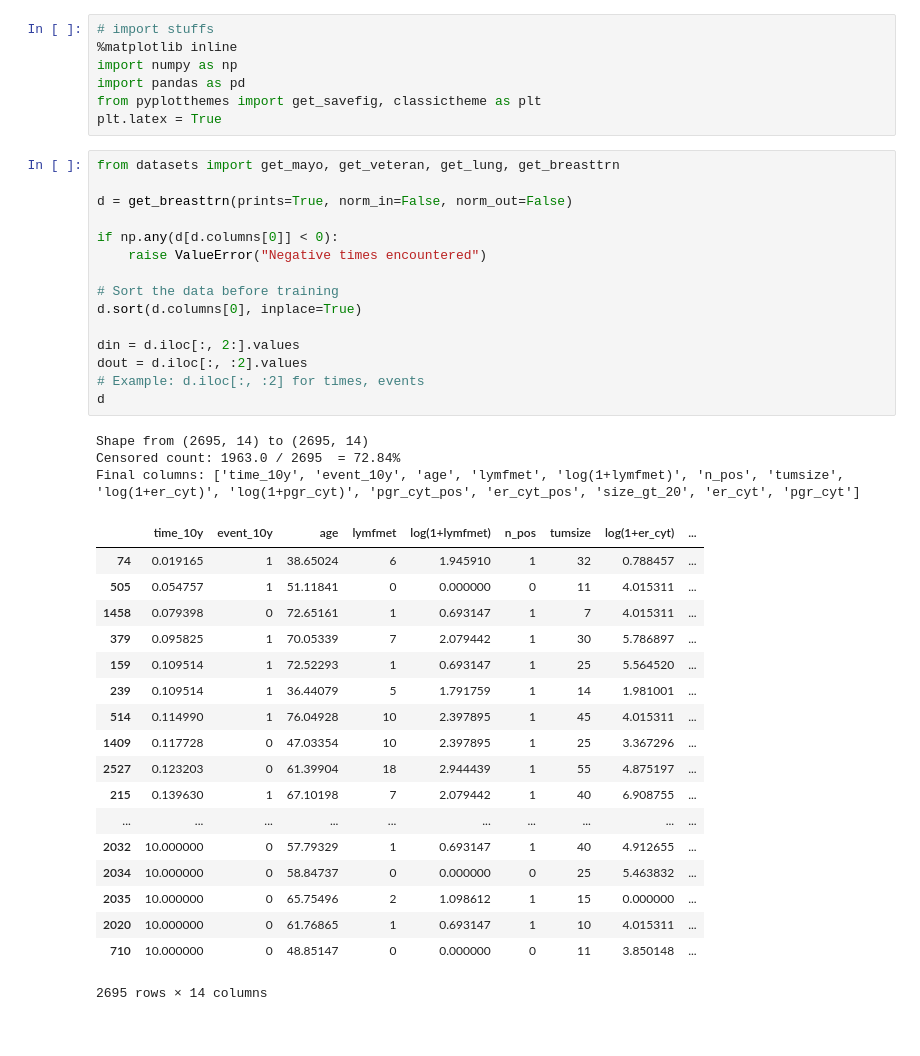
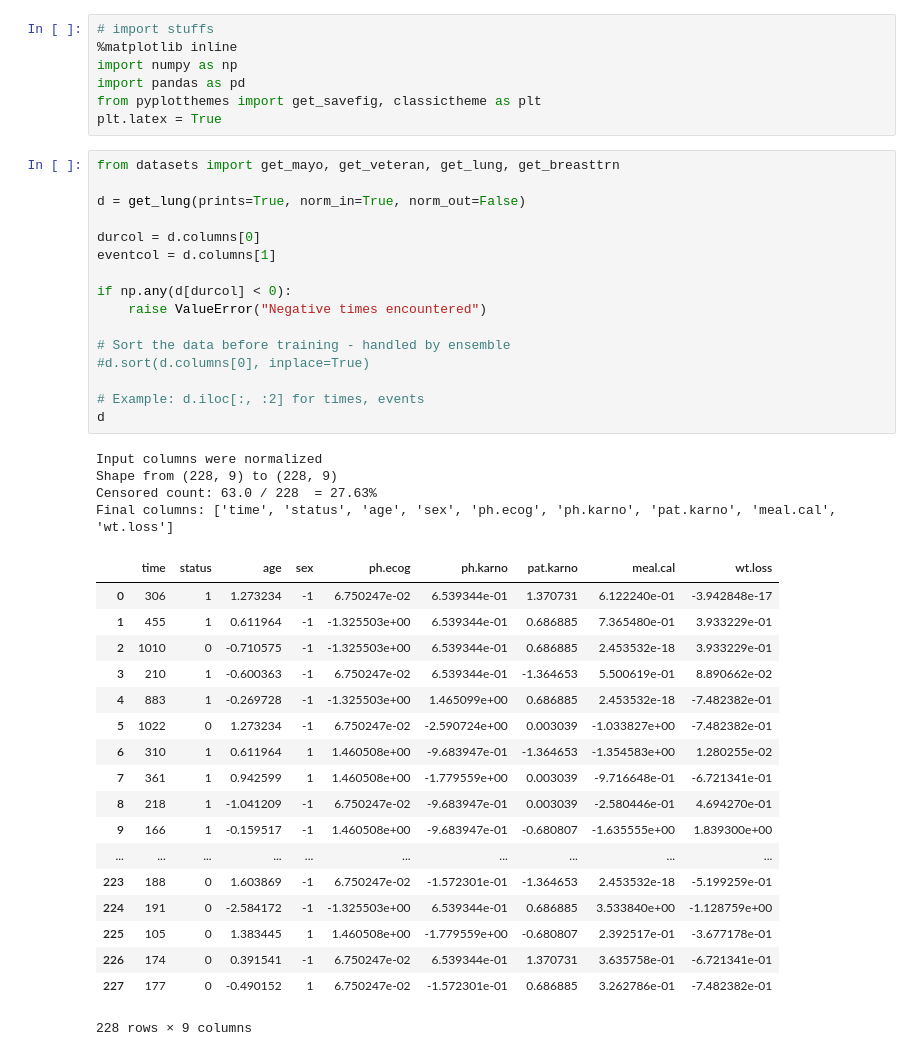
Before and after one commit to spacecowboy/article-annriskgroups-source, a Jupyter notebook: AnnGroups.ipynb, the cells around one changed output. Cells and saved outputs as stored; diff of their text form.

```diff
--- a/AnnGroups.ipynb
+++ b/AnnGroups.ipynb
@@ -8,40 +8,42 @@ plt.latex = True
 # %%
 from datasets import get_mayo, get_veteran, get_lung, get_breasttrn
 
-d = get_breasttrn(prints=True, norm_in=False, norm_out=False)
+d = get_lung(prints=True, norm_in=True, norm_out=False)
 
-if np.any(d[d.columns[0]] < 0):
+durcol = d.columns[0]
+eventcol = d.columns[1]
+
+if np.any(d[durcol] < 0):
     raise ValueError("Negative times encountered")
 
-# Sort the data before training
-d.sort(d.columns[0], inplace=True)
+# Sort the data before training - handled by ensemble
+#d.sort(d.columns[0], inplace=True)
 
-din = d.iloc[:, 2:].values
-dout = d.iloc[:, :2].values
 # Example: d.iloc[:, :2] for times, events
 d
 # %% [output]
-Shape from (2695, 14) to (2695, 14)
-Censored count: 1963.0 / 2695  = 72.84%
-Final columns: ['time_10y', 'event_10y', 'age', 'lymfmet', 'log(1+lymfmet)', 'n_pos', 'tumsize', 'log(1+er_cyt)', 'log(1+pgr_cyt)', 'pgr_cyt_pos', 'er_cyt_pos', 'size_gt_20', 'er_cyt', 'pgr_cyt']
+Input columns were normalized
+Shape from (228, 9) to (228, 9)
+Censored count: 63.0 / 228  = 27.63%
+Final columns: ['time', 'status', 'age', 'sex', 'ph.ecog', 'ph.karno', 'pat.karno', 'meal.cal', 'wt.loss']
-|  | time_10y | event_10y | age | lymfmet | log(1+lymfmet) | n_pos | tumsize | log(1+er_cyt) | ... |
-| 74 | 0.019165 | 1 | 38.65024 | 6 | 1.945910 | 1 | 32 | 0.788457 | ... |
-| 505 | 0.054757 | 1 | 51.11841 | 0 | 0.000000 | 0 | 11 | 4.015311 | ... |
-| 1458 | 0.079398 | 0 | 72.65161 | 1 | 0.693147 | 1 | 7 | 4.015311 | ... |
-| 379 | 0.095825 | 1 | 70.05339 | 7 | 2.079442 | 1 | 30 | 5.786897 | ... |
-| 159 | 0.109514 | 1 | 72.52293 | 1 | 0.693147 | 1 | 25 | 5.564520 | ... |
-| 239 | 0.109514 | 1 | 36.44079 | 5 | 1.791759 | 1 | 14 | 1.981001 | ... |
-| 514 | 0.114990 | 1 | 76.04928 | 10 | 2.397895 | 1 | 45 | 4.015311 | ... |
-| 1409 | 0.117728 | 0 | 47.03354 | 10 | 2.397895 | 1 | 25 | 3.367296 | ... |
-| 2527 | 0.123203 | 0 | 61.39904 | 18 | 2.944439 | 1 | 55 | 4.875197 | ... |
-| 215 | 0.139630 | 1 | 67.10198 | 7 | 2.079442 | 1 | 40 | 6.908755 | ... |
+|  | time | status | age | sex | ph.ecog | ph.karno | pat.karno | meal.cal | wt.loss |
+| 0 | 306 | 1 | 1.273234 | -1 | 6.750247e-02 | 6.539344e-01 | 1.370731 | 6.122240e-01 | -3.942848e-17 |
+| 1 | 455 | 1 | 0.611964 | -1 | -1.325503e+00 | 6.539344e-01 | 0.686885 | 7.365480e-01 | 3.933229e-01 |
+| 2 | 1010 | 0 | -0.710575 | -1 | -1.325503e+00 | 6.539344e-01 | 0.686885 | 2.453532e-18 | 3.933229e-01 |
+| 3 | 210 | 1 | -0.600363 | -1 | 6.750247e-02 | 6.539344e-01 | -1.364653 | 5.500619e-01 | 8.890662e-02 |
+| 4 | 883 | 1 | -0.269728 | -1 | -1.325503e+00 | 1.465099e+00 | 0.686885 | 2.453532e-18 | -7.482382e-01 |
+| 5 | 1022 | 0 | 1.273234 | -1 | 6.750247e-02 | -2.590724e+00 | 0.003039 | -1.033827e+00 | -7.482382e-01 |
+| 6 | 310 | 1 | 0.611964 | 1 | 1.460508e+00 | -9.683947e-01 | -1.364653 | -1.354583e+00 | 1.280255e-02 |
+| 7 | 361 | 1 | 0.942599 | 1 | 1.460508e+00 | -1.779559e+00 | 0.003039 | -9.716648e-01 | -6.721341e-01 |
+| 8 | 218 | 1 | -1.041209 | -1 | 6.750247e-02 | -9.683947e-01 | 0.003039 | -2.580446e-01 | 4.694270e-01 |
+| 9 | 166 | 1 | -0.159517 | -1 | 1.460508e+00 | -9.683947e-01 | -0.680807 | -1.635555e+00 | 1.839300e+00 |
 | ... | ... | ... | ... | ... | ... | ... | ... | ... | ... |
-| 2032 | 10.000000 | 0 | 57.79329 | 1 | 0.693147 | 1 | 40 | 4.912655 | ... |
-| 2034 | 10.000000 | 0 | 58.84737 | 0 | 0.000000 | 0 | 25 | 5.463832 | ... |
-| 2035 | 10.000000 | 0 | 65.75496 | 2 | 1.098612 | 1 | 15 | 0.000000 | ... |
-| 2020 | 10.000000 | 0 | 61.76865 | 1 | 0.693147 | 1 | 10 | 4.015311 | ... |
-| 710 | 10.000000 | 0 | 48.85147 | 0 | 0.000000 | 0 | 11 | 3.850148 | ... |
+| 223 | 188 | 0 | 1.603869 | -1 | 6.750247e-02 | -1.572301e-01 | -1.364653 | 2.453532e-18 | -5.199259e-01 |
+| 224 | 191 | 0 | -2.584172 | -1 | -1.325503e+00 | 6.539344e-01 | 0.686885 | 3.533840e+00 | -1.128759e+00 |
+| 225 | 105 | 0 | 1.383445 | 1 | 1.460508e+00 | -1.779559e+00 | -0.680807 | 2.392517e-01 | -3.677178e-01 |
+| 226 | 174 | 0 | 0.391541 | -1 | 6.750247e-02 | 6.539344e-01 | 1.370731 | 3.635758e-01 | -6.721341e-01 |
+| 227 | 177 | 0 | -0.490152 | 1 | 6.750247e-02 | -1.572301e-01 | 0.686885 | 3.262786e-01 | -7.482382e-01 |
-2695 rows × 14 columns
+228 rows × 9 columns
 # %%
 import ann
 from classensemble import ClassEnsemble
```
Also changed, not shown: parts of 4 cells of this notebook, 7 other files.
